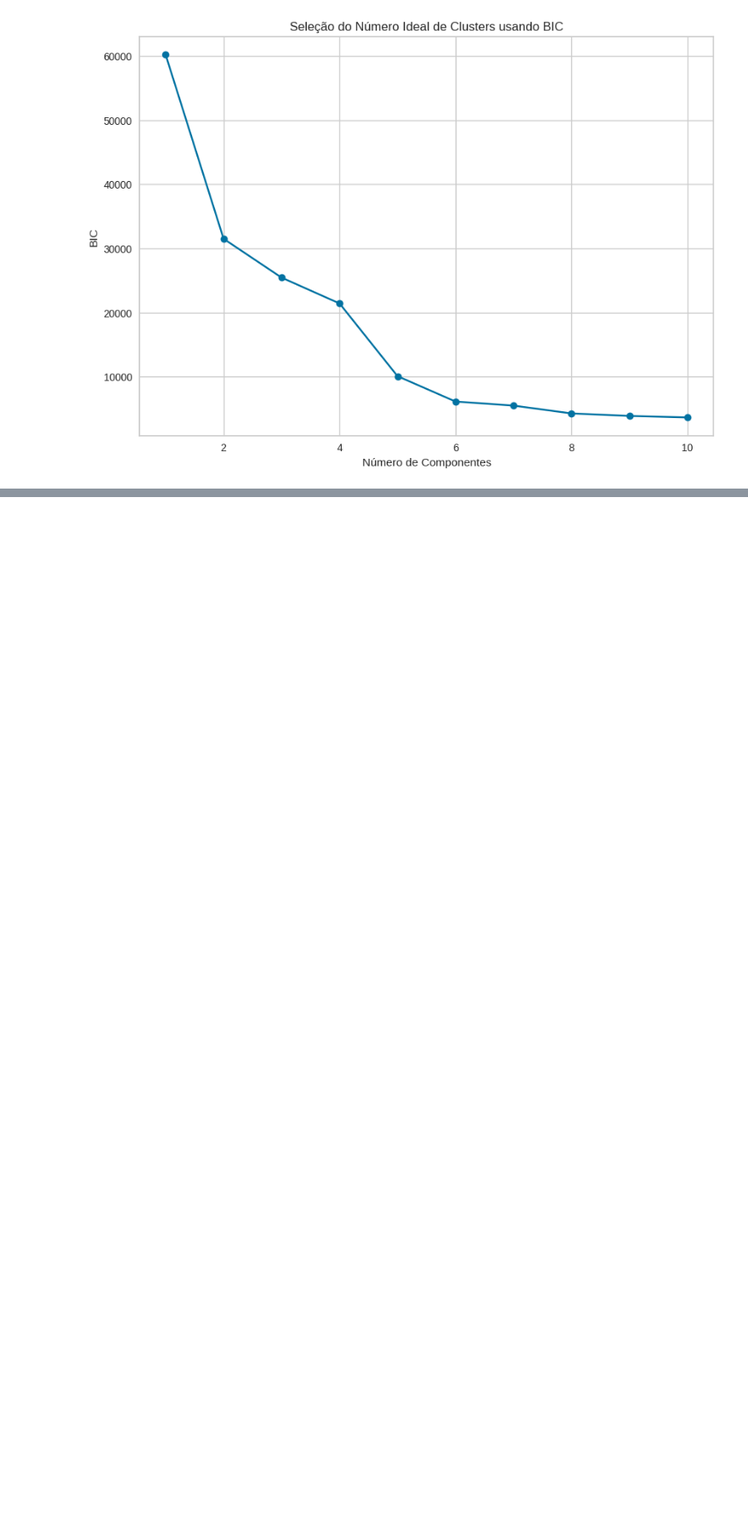
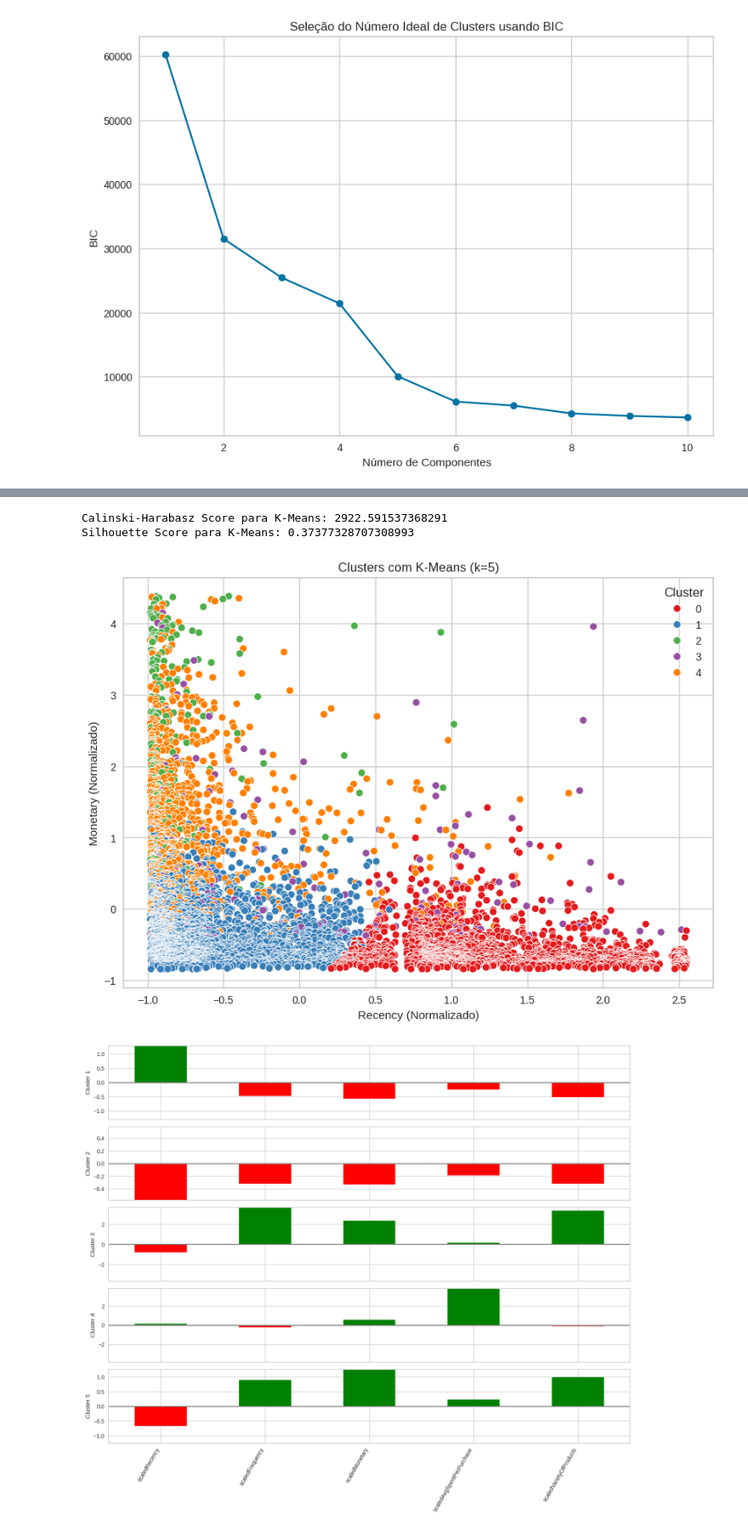
Before and after one commit to KoreTane/interesting, a Jupyter notebook: ClusterC.ipynb, the cells around one changed output, grey strips where cells are left out. Shown at 85% size. Drawn from its saved outputs; the diff is of its cells as text; code cells hidden in the pictures; blank space fills up the shorter version.

```diff
--- a/ClusterC.ipynb
+++ b/ClusterC.ipynb
@@ -450,3 +377,56 @@ Silhouette Score para K-Means: 0.37377328707308993
+# %%
+# Definir o número de clusters para Kmeans
+k = 5
+
+kmeans = KMeans(n_clusters=k, random_state=1)
+model = kmeans.fit(df_rfm_clip_scaled)
+
+clusters_pd = features_df.copy()
+clusters_pd['prediction'] = model.labels_
+
+# Calcular Calinski-Harabasz Score
+ch_score_kmeans = calinski_harabasz_score(df_rfm_clip_scaled, model.labels_)
+print(f'Calinski-Harabasz Score para K-Means: {ch_score_kmeans}')
+
+# Calcular Silhouette Score
+silhouette_score_kmeans = silhouette_score(df_rfm_clip_scaled, model.labels_)
+print(f'Silhouette Score para K-Means: {silhouette_score_kmeans}')
+
+features_df = pd.DataFrame(df_rfm_clip_scaled, columns=["scaledRecency", "scaledFrequency", "scaledMonetary", "scaledAvgSpentPerPurchase", "scaledVarietyOfProducts"])
+features_df['prediction'] = clusters_pd['prediction']
+
+plt.figure(figsize=(10, 7))
+sns.scatterplot(data=features_df, x="scaledRecency", y="scaledMonetary", hue="prediction", palette="Set1")
+plt.title(f'Clusters com K-Means (k={k})')
+plt.xlabel('Recency (Normalizado)')
+plt.ylabel('Monetary (Normalizado)')
+plt.legend(title='Cluster')
+plt.show()
+
+# Cria um DataFrame com os centros dos clusters do K-Means
+centers = pd.DataFrame(kmeans.cluster_centers_, columns=features_df.columns[:-1])
+
+# Adaptado do livro "Practical Statistics for Data Scientists"
+fig, axes = plt.subplots(nrows=k, figsize=(14, 12), sharex=True)
+
+for i, ax in enumerate(axes):
+    center = centers.loc[i, :]
+    maxPC = 1.01 * center.abs().max()
+    colors = ['green' if l > 0 else 'red' for l in center]
+    center.plot.bar(ax=ax, color=colors)
+    ax.set_ylabel(f'Cluster {i+1}')
+    ax.set_ylim(-maxPC, maxPC)
+    ax.axhline(color='gray')
+    ax.xaxis.set_ticks_position('none')
+
+plt.xticks(rotation=60, ha='right')
+plt.tight_layout()
+plt.show()
+# %% [output]
+Calinski-Harabasz Score para K-Means: 2922.591537368291
+Silhouette Score para K-Means: 0.37377328707308993
+[figure, added]
+[figure, added]
 # %% [markdown]
 ## Escolha do modelo
 
```
Also changed, not shown: parts of 4 cells of this notebook.
